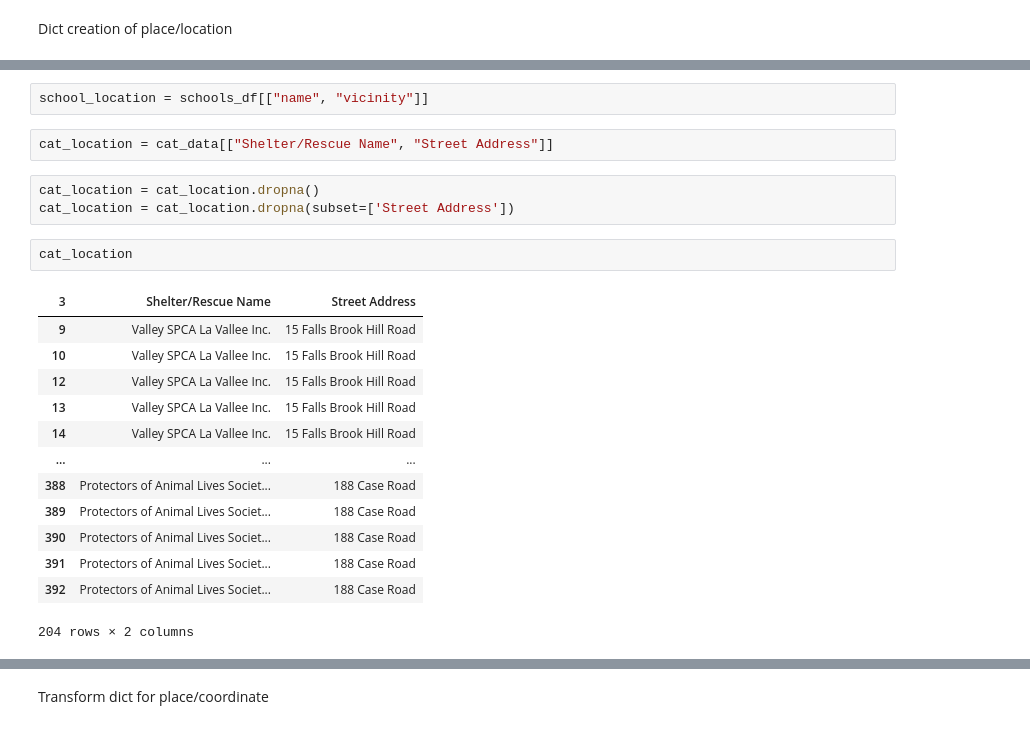
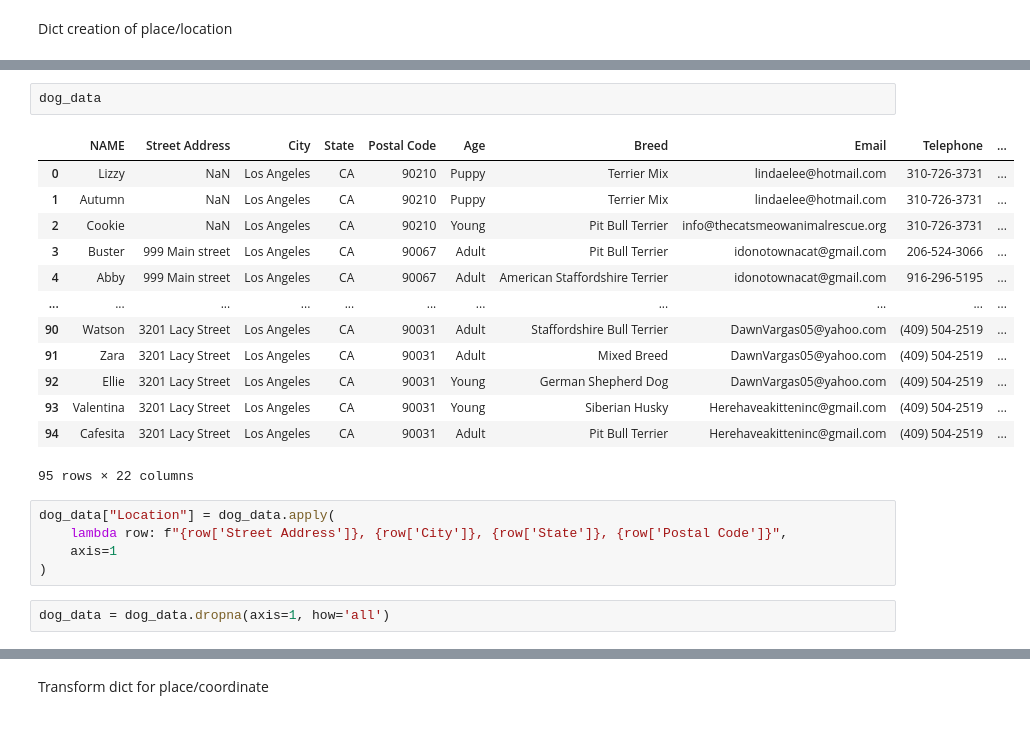
Before and after one commit to TheLazyCactus/Data_Thieves_project, a Jupyter notebook: Distance_calcultaion.ipynb, the cells around one changed output, grey strips where cells are left out. Saved outputs shown, nothing was run; the diff lists cells and outputs as text.

```diff
--- a/Distance_calcultaion.ipynb
+++ b/Distance_calcultaion.ipynb
@@ -72,23 +35,23 @@ retirement_location.head()
-# %%
-school_location = schools_df[["name", "vicinity"]]
-# %%
-cat_location = cat_data[["Shelter/Rescue Name", "Street Address"]]
-# %%
-cat_location = cat_location.dropna()
-cat_location = cat_location.dropna(subset=['Street Address'])
-# %%
-cat_location
-# %% [output]
-| 3 | Shelter/Rescue Name | Street Address |
-| 9 | Valley SPCA La Vallee Inc. | 15 Falls Brook Hill Road |
-| 10 | Valley SPCA La Vallee Inc. | 15 Falls Brook Hill Road |
-| 12 | Valley SPCA La Vallee Inc. | 15 Falls Brook Hill Road |
-| 13 | Valley SPCA La Vallee Inc. | 15 Falls Brook Hill Road |
-| 14 | Valley SPCA La Vallee Inc. | 15 Falls Brook Hill Road |
-| ... | ... | ... |
-| 388 | Protectors of Animal Lives Societ... | 188 Case Road |
-| 389 | Protectors of Animal Lives Societ... | 188 Case Road |
-| 390 | Protectors of Animal Lives Societ... | 188 Case Road |
-| 391 | Protectors of Animal Lives Societ... | 188 Case Road |
-| 392 | Protectors of Animal Lives Societ... | 188 Case Road |
-204 rows × 2 columns
+# %%
+dog_data
+# %% [output]
+|  | NAME | Street Address | City | State | Postal Code | Age | Breed | Email | Telephone | ... |
+| 0 | Lizzy | NaN | Los Angeles | CA | 90210 | Puppy | Terrier Mix | lindaelee@hotmail.com | 310-726-3731 | ... |
+| 1 | Autumn | NaN | Los Angeles | CA | 90210 | Puppy | Terrier Mix | lindaelee@hotmail.com | 310-726-3731 | ... |
+| 2 | Cookie | NaN | Los Angeles | CA | 90210 | Young | Pit Bull Terrier | info@thecatsmeowanimalrescue.org | 310-726-3731 | ... |
+| 3 | Buster | 999 Main street | Los Angeles | CA | 90067 | Adult | Pit Bull Terrier | idonotownacat@gmail.com | 206-524-3066 | ... |
+| 4 | Abby | 999 Main street | Los Angeles | CA | 90067 | Adult | American Staffordshire Terrier | idonotownacat@gmail.com | 916-296-5195 | ... |
+| ... | ... | ... | ... | ... | ... | ... | ... | ... | ... | ... |
+| 90 | Watson | 3201 Lacy Street | Los Angeles | CA | 90031 | Adult | Staffordshire Bull Terrier | DawnVargas05@yahoo.com | (409) 504-2519 | ... |
+| 91 | Zara | 3201 Lacy Street | Los Angeles | CA | 90031 | Adult | Mixed Breed | DawnVargas05@yahoo.com | (409) 504-2519 | ... |
+| 92 | Ellie | 3201 Lacy Street | Los Angeles | CA | 90031 | Young | German Shepherd Dog | DawnVargas05@yahoo.com | (409) 504-2519 | ... |
+| 93 | Valentina | 3201 Lacy Street | Los Angeles | CA | 90031 | Young | Siberian Husky | Herehaveakitteninc@gmail.com | (409) 504-2519 | ... |
+| 94 | Cafesita | 3201 Lacy Street | Los Angeles | CA | 90031 | Adult | Pit Bull Terrier | Herehaveakitteninc@gmail.com | (409) 504-2519 | ... |
+95 rows × 22 columns
+# %%
+dog_data["Location"] = dog_data.apply(
+    lambda row: f"{row['Street Address']}, {row['City']}, {row['State']}, {row['Postal Code']}",
+    axis=1
+)
+# %%
+dog_data = dog_data.dropna(axis=1, how='all')
```
Also changed, not shown: parts of 34 cells of this notebook.
